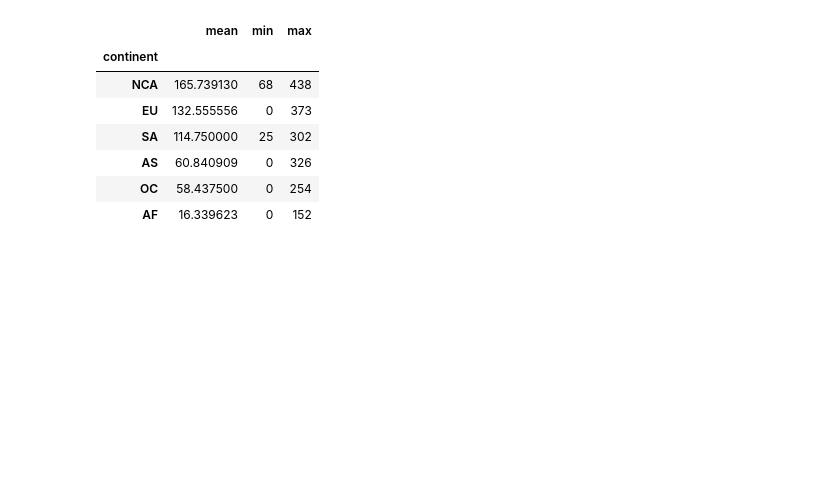
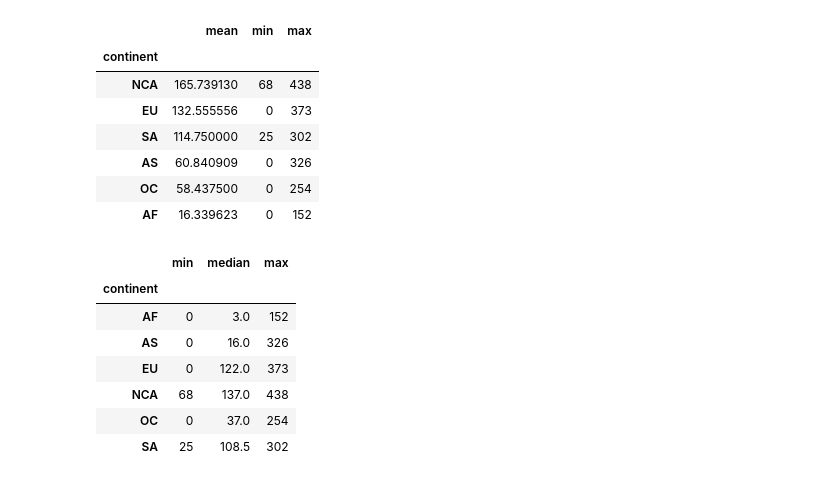
Before and after one commit to AGC79/ONLINE_DS_THEBRDIGE_TRABAJOSAGC, a Jupyter notebook: 2-DATA_ANALYSIS/2-Pandas/Practica/3-Alcohol_Consumption/Alcohol_Consumption_alvaro_guerra_cabello.ipynb, the cells around one changed output. Drawn from its saved outputs; the diff is of its cells as text; code cells hidden in the pictures; blank space fills up the shorter version.

```diff
--- a/2-DATA_ANALYSIS/2-Pandas/Practica/3-Alcohol_Consumption/Alcohol_Consumption_alvaro_guerra_cabello.ipynb
+++ b/2-DATA_ANALYSIS/2-Pandas/Practica/3-Alcohol_Consumption/Alcohol_Consumption_alvaro_guerra_cabello.ipynb
@@ -278,3 +278,15 @@ df_drinks.groupby("continent")["spirit_servings"].aggregate(['mean', 'min', 'max
 | AS | 60.840909 | 0 | 326 |
 | OC | 58.437500 | 0 | 254 |
 | AF | 16.339623 | 0 | 152 |
+# %%
+# aquí estamos accediendo a métodos y atributos de un objeto de Pandas, que es una clase (DataFrame o Series)
+df_drinks.groupby("continent")["spirit_servings"].agg(['min', 'median', 'max'])
+# %% [output]
+|  | min | median | max |
+| continent |  |  |  |
+| AF | 0 | 3.0 | 152 |
+| AS | 0 | 16.0 | 326 |
+| EU | 0 | 122.0 | 373 |
+| NCA | 68 | 137.0 | 438 |
+| OC | 0 | 37.0 | 254 |
+| SA | 25 | 108.5 | 302 |
```
